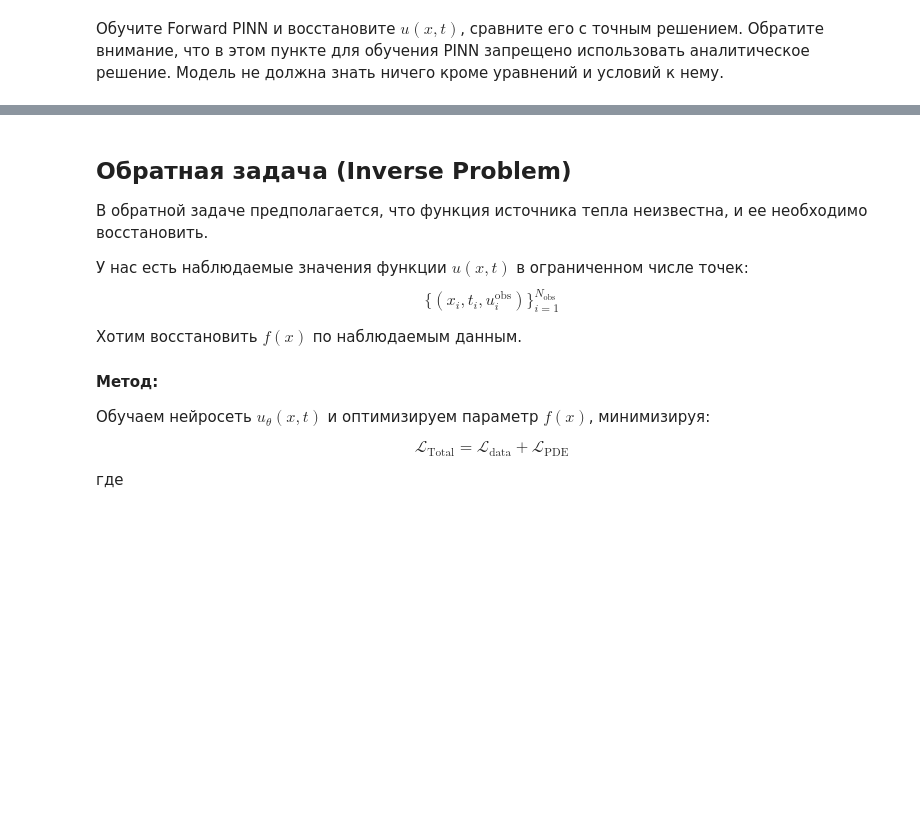
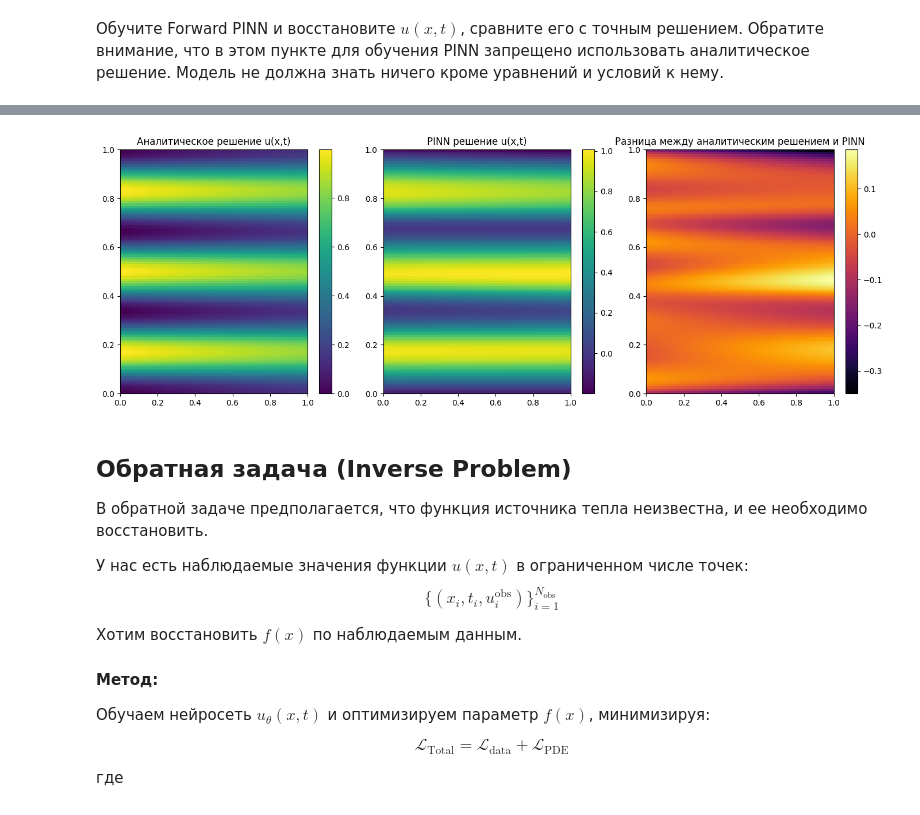
Before and after one commit to psaw/hse-ai24-dl, a Jupyter notebook: homeworks/PINN/PINN_BONUS_HW.ipynb, the cells around one changed output, grey strips where cells are left out. Drawn from its saved outputs; the diff is of its cells as text; code cells hidden in the pictures; blank space fills up the shorter version.

```diff
--- a/homeworks/PINN/PINN_BONUS_HW.ipynb
+++ b/homeworks/PINN/PINN_BONUS_HW.ipynb
@@ -141,35 +188,37 @@ plt.show()
 # %%
 # Создание сетки
 x_grid = torch.linspace(0, 1, 100).reshape(-1, 1)
-t_grid = torch.linspace(0, 1, 100).reshape(-1, 1)
-x_mesh, t_mesh = torch.meshgrid(x_grid.squeeze(), t_grid.squeeze(), indexing='ij')
+t_grid = torch.linspace(0, 0.001, 100).reshape(-1, 1)
+x_mesh, t_mesh = torch.meshgrid(x_grid.squeeze(), t_grid.squeeze(), indexing="ij")
 x_flat = x_mesh.reshape(-1, 1).to(device)
 t_flat = t_mesh.reshape(-1, 1).to(device)
 
 # Аналитическое решение
 u_exact = analytical_solution(x_flat, t_flat).cpu().detach().numpy().reshape(100, 100)
 
 # PINN решение
 with torch.no_grad():
     u_pred = model_forward(torch.cat([x_flat, t_flat], dim=1)).cpu().numpy().reshape(100, 100)
 
 # Визуализация
 fig, axs = plt.subplots(1, 3, figsize=(14, 5))
 
-c1 = axs[0].imshow(u_exact, extent=[0,1,0,1], origin='lower', aspect='auto', cmap='viridis')
+c1 = axs[0].imshow(u_exact, extent=[0, 1, 0, 1], origin="lower", aspect="auto", cmap="viridis")
 axs[0].set_title("Аналитическое решение u(x,t)")
 fig.colorbar(c1, ax=axs[0])
 
-c2 = axs[1].imshow(u_pred, extent=[0,1,0,1], origin='lower', aspect='auto', cmap='viridis')
+c2 = axs[1].imshow(u_pred, extent=[0, 1, 0, 1], origin="lower", aspect="auto", cmap="viridis")
 axs[1].set_title("PINN решение u(x,t)")
 fig.colorbar(c2, ax=axs[1])
 
-c3 = axs[2].imshow(u_pred - u_exact, extent=[0,1,0,1], origin='lower', aspect='auto', cmap='inferno')
+c3 = axs[2].imshow(u_pred - u_exact, extent=[0, 1, 0, 1], origin="lower", aspect="auto", cmap="inferno")
 axs[2].set_title("Разница между аналитическим решением и PINN")
 fig.colorbar(c3, ax=axs[2])
 
 plt.tight_layout()
 plt.show()
+# %% [output]
+[figure, added]
 # %% [markdown]
 ## **Обратная задача (Inverse Problem)**
 
```
Also changed, not shown: parts of 15 cells of this notebook, 1 other file.
